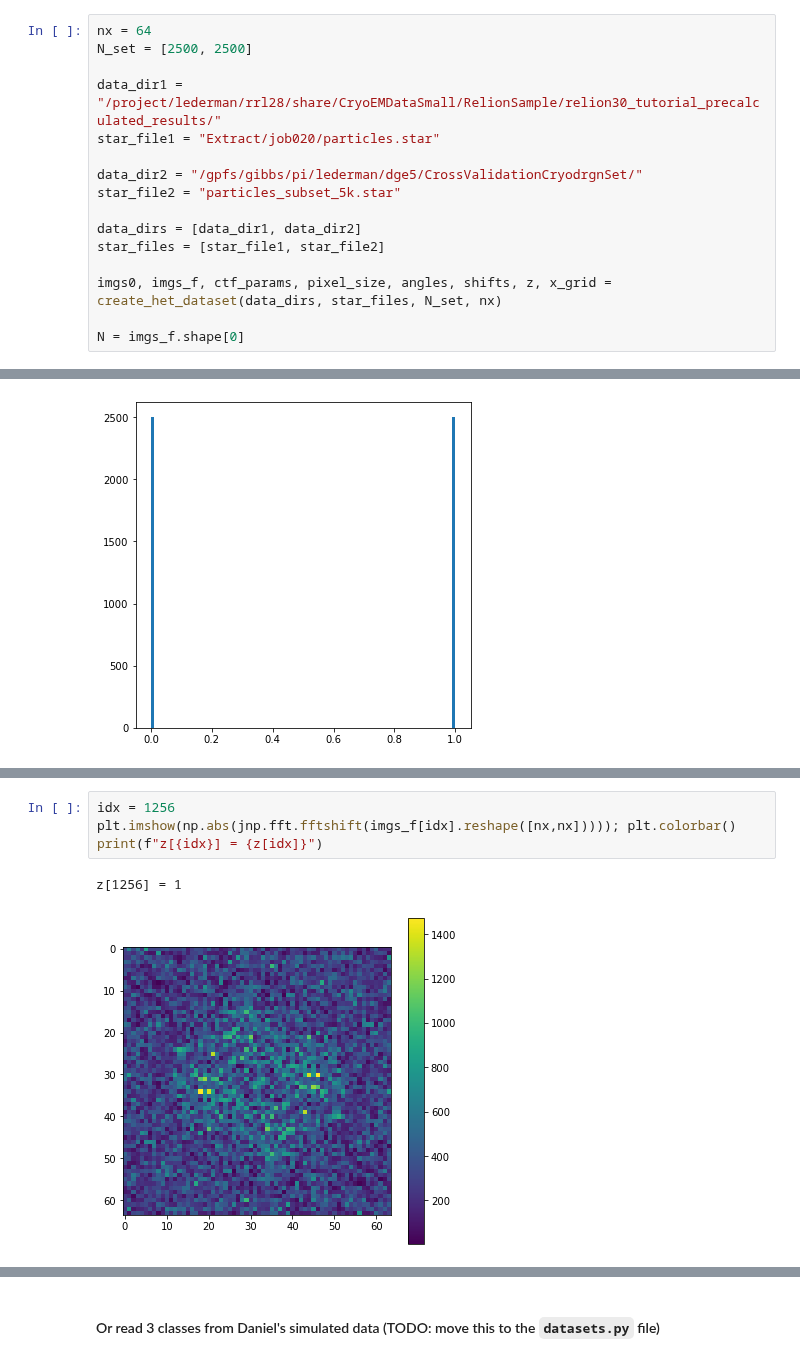
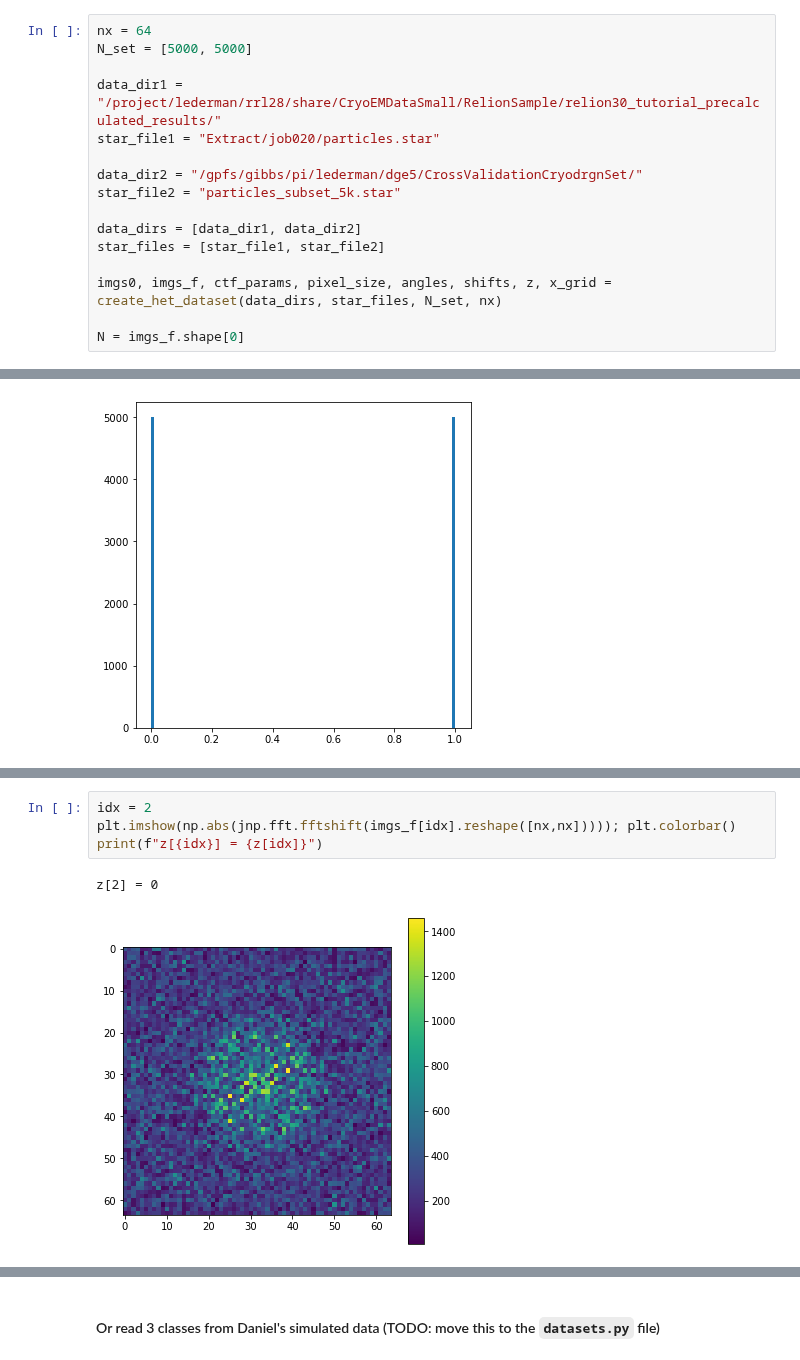
Before and after one commit to bogdantoader/simplecryoem, a Jupyter notebook: nb/Reconstruction_data.ipynb, the cells around one changed output, grey strips where cells are left out. Saved outputs shown, nothing was run; the diff lists cells and outputs as text.

```diff
--- a/nb/Reconstruction_data.ipynb
+++ b/nb/Reconstruction_data.ipynb
@@ -84,7 +84,7 @@ shifts0 = params0["shifts"]
 #### Or a custom heterogeneous dataset with 2 classes
 # %%
 nx = 64
-N_set = [2500, 2500]
+N_set = [5000, 5000]
 
 data_dir1 = "/project/lederman/rrl28/share/CryoEMDataSmall/RelionSample/relion30_tutorial_precalculated_results/"
 star_file1 = "Extract/job020/particles.star"
@@ -140,8 +140,8 @@ plot_angles(angles[np.random.permutation(imgs_f.shape[0])[:2000]])
 # %%
-idx = 1256
+idx = 2
 plt.imshow(np.abs(jnp.fft.fftshift(imgs_f[idx].reshape([nx,nx])))); plt.colorbar()
 print(f"z[{idx}] = {z[idx]}")
 # %% [output]
-z[1256] = 1
+z[2] = 0
-[figure, old version]
+[figure, new version]
 # %%
```
Also changed, not shown: parts of 13 cells of this notebook, 2 other files.
